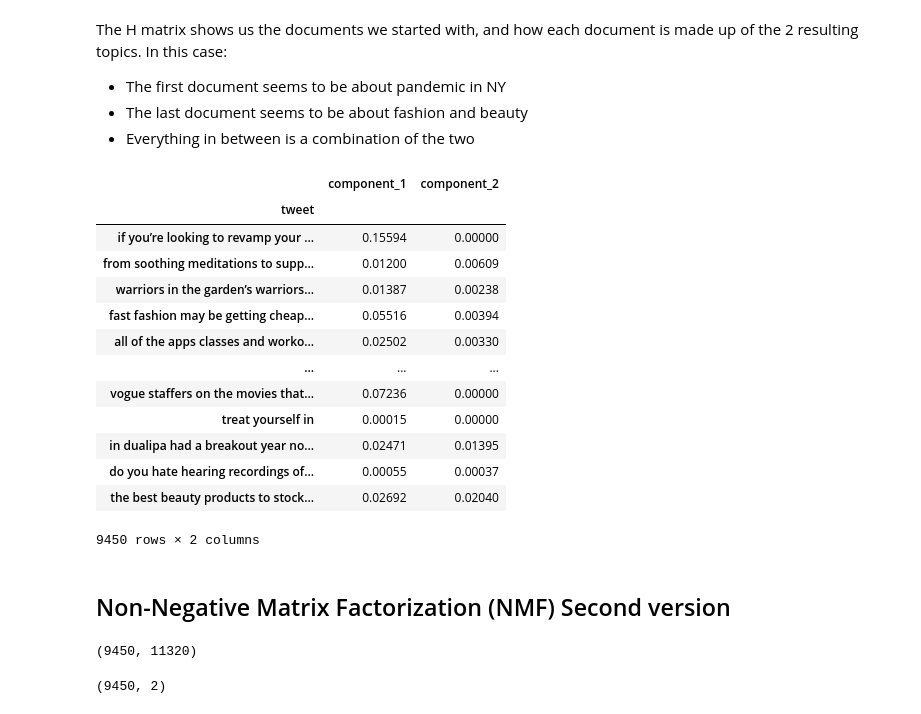
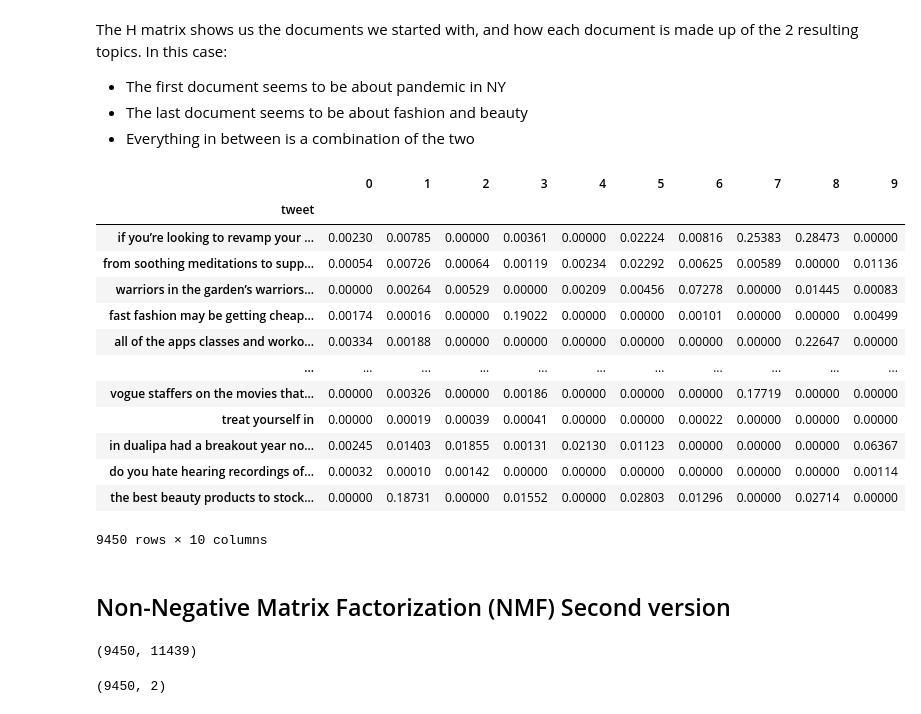
Before and after one commit to albasitdikova/NLP_analysis_Vogue, a Jupyter notebook: Web_scraping_and_PreProcessing.ipynb, the cells around one changed output. Drawn from its saved outputs; the diff is of its cells as text; code cells hidden in the pictures.

```diff
--- a/Web_scraping_and_PreProcessing.ipynb
+++ b/Web_scraping_and_PreProcessing.ipynb
@@ -82,7 +82,7 @@ df.tweet.iloc[0]
 ## Text preprocessing and Document-Term Matrix
 # %%
 # New york to new_york
-repl = lambda x: x.replace('new york', 'new_york')
+repl = lambda x: x.replace('new york', 'new_york').replace('fashion week', 'fashion_week')
 #mwe_tokens = lambda x: x.map(mwe_tekenizer.tokenize(word_tokenize(x)))
 # Text preprocessing steps - remove numbers, captial letters and punctuation
 alphanumeric = lambda x: re.sub('\w*\d\w*', ' ', x)
@@ -101,7 +101,7 @@ df.head()
 # %%
 stop = stopwords.words('english')
 stop += ['.', ',', '(', ')', "'", '"']
-stop += ['http', 'https', 'co']
+stop += ['http', 'https', 'co', 'see', 'ediitor', 'writer', 'vogue']
 stop = set(stop)
 # %% [markdown]
 ## Playground below
@@ -185,7 +196,7 @@ def display_topics(model, feature_names, no_top_words, topic_names=None):
 # %% [markdown]
 ## Non-Negative Matrix Factorization (NMF)
 # %%
-nmf_model = NMF(2)
+nmf_model = NMF(10)
 doc_topic = nmf_model.fit_transform(doc_word)
 # %% [markdown]
 The W matrix shows us the 2 resulting topics, and the terms that are associated with each topic. In this case:
@@ -216,32 +247,33 @@ The H matrix shows us the documents we started with, and how each document is ma
 - Everything in between is a combination of the two
 # %%
 H = pd.DataFrame(doc_topic.round(5),
-                 index = df.tweet,
-             columns = ["component_1","component_2" ])
+                 index = df.tweet
+            # columns = ["component_1","component_2" ]
+                )
 H
 # %% [output]
-|  | component_1 | component_2 |
-| tweet |  |  |
-| if you’re looking to revamp your ... | 0.15594 | 0.00000 |
-| from soothing meditations to supp... | 0.01200 | 0.00609 |
-| warriors in the garden’s warriors... | 0.01387 | 0.00238 |
-| fast fashion may be getting cheap... | 0.05516 | 0.00394 |
-| all of the apps classes and worko... | 0.02502 | 0.00330 |
-| ... | ... | ... |
-| vogue staffers on the movies that... | 0.07236 | 0.00000 |
-| treat yourself in | 0.00015 | 0.00000 |
-| in dualipa had a breakout year no... | 0.02471 | 0.01395 |
-| do you hate hearing recordings of... | 0.00055 | 0.00037 |
-| the best beauty products to stock... | 0.02692 | 0.02040 |
+|  | 0 | 1 | 2 | 3 | 4 | 5 | 6 | 7 | 8 | 9 |
+| tweet |  |  |  |  |  |  |  |  |  |  |
+| if you’re looking to revamp your ... | 0.00230 | 0.00785 | 0.00000 | 0.00361 | 0.00000 | 0.02224 | 0.00816 | 0.25383 | 0.28473 | 0.00000 |
+| from soothing meditations to supp... | 0.00054 | 0.00726 | 0.00064 | 0.00119 | 0.00234 | 0.02292 | 0.00625 | 0.00589 | 0.00000 | 0.01136 |
+| warriors in the garden’s warriors... | 0.00000 | 0.00264 | 0.00529 | 0.00000 | 0.00209 | 0.00456 | 0.07278 | 0.00000 | 0.01445 | 0.00083 |
+| fast fashion may be getting cheap... | 0.00174 | 0.00016 | 0.00000 | 0.19022 | 0.00000 | 0.00000 | 0.00101 | 0.00000 | 0.00000 | 0.00499 |
+| all of the apps classes and worko... | 0.00334 | 0.00188 | 0.00000 | 0.00000 | 0.00000 | 0.00000 | 0.00000 | 0.00000 | 0.22647 | 0.00000 |
+| ... | ... | ... | ... | ... | ... | ... | ... | ... | ... | ... |
+| vogue staffers on the movies that... | 0.00000 | 0.00326 | 0.00000 | 0.00186 | 0.00000 | 0.00000 | 0.00000 | 0.17719 | 0.00000 | 0.00000 |
+| treat yourself in | 0.00000 | 0.00019 | 0.00039 | 0.00041 | 0.00000 | 0.00000 | 0.00022 | 0.00000 | 0.00000 | 0.00000 |
+| in dualipa had a breakout year no... | 0.00245 | 0.01403 | 0.01855 | 0.00131 | 0.02130 | 0.01123 | 0.00000 | 0.00000 | 0.00000 | 0.06367 |
+| do you hate hearing recordings of... | 0.00032 | 0.00010 | 0.00142 | 0.00000 | 0.00000 | 0.00000 | 0.00000 | 0.00000 | 0.00000 | 0.00114 |
+| the best beauty products to stock... | 0.00000 | 0.18731 | 0.00000 | 0.01552 | 0.00000 | 0.02803 | 0.01296 | 0.00000 | 0.02714 | 0.00000 |
-9450 rows × 2 columns
+9450 rows × 10 columns
 # %% [markdown]
 ## Non-Negative Matrix Factorization (NMF) Second version
 # %%
-vectorizer = CountVectorizer(stop_words = 'english')
+vectorizer = CountVectorizer(stop_words = stop)
 doc_word = vectorizer.fit_transform(df.tweet)
 doc_word.shape
 # %% [output]
-(9450, 11320)
+(9450, 11439)
 # %%
 nmf_model = NMF(2)
 doc_topic = nmf_model.fit_transform(doc_word)
```
Also changed, not shown: parts of 49 cells of this notebook.
